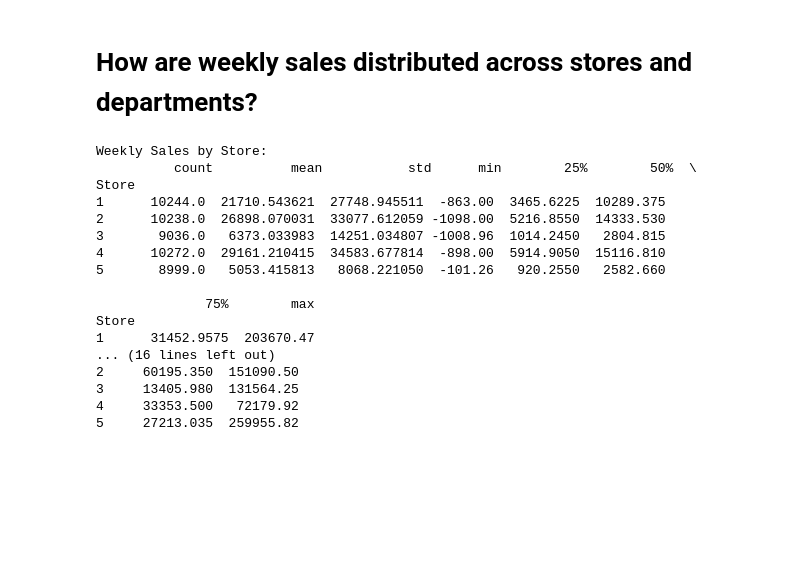
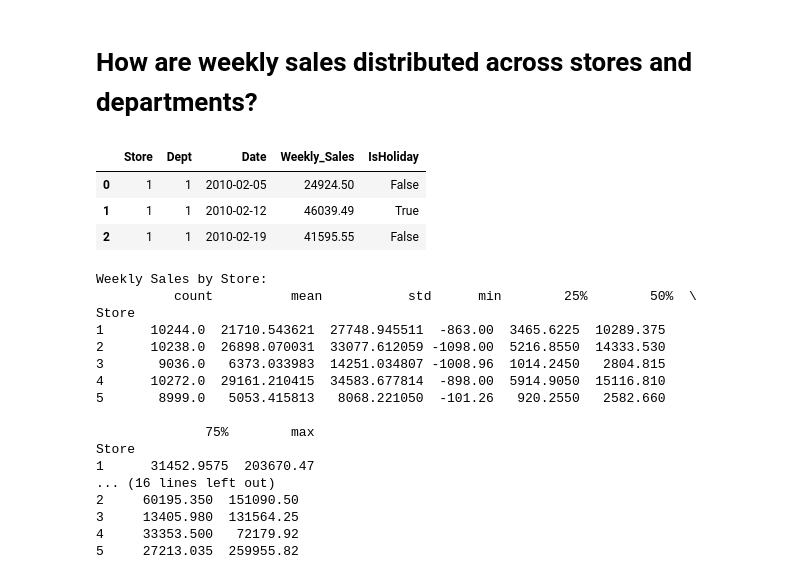
Before and after one commit to zephyrroche/Walmart-Data-Analysis, a Jupyter notebook: Walmart_Data_Analysis.ipynb, the cells around one changed output. Saved outputs shown, nothing was run; the diff lists cells and outputs as text; code cells hidden in the pictures; blank space fills up the shorter version.

```diff
--- a/Walmart_Data_Analysis.ipynb
+++ b/Walmart_Data_Analysis.ipynb
@@ -122,4 +79,11 @@ Stores Shape: (45, 3)
 - **Stores details store characteristics (45 rows, 3 columns: Store, Type, Size).**
 # %% [markdown]
 # How are weekly sales distributed across stores and departments?
+# %%
+train.head(3)
+# %% [output]
+|  | Store | Dept | Date | Weekly_Sales | IsHoliday |
+| 0 | 1 | 1 | 2010-02-05 | 24924.50 | False |
+| 1 | 1 | 1 | 2010-02-12 | 46039.49 | True |
+| 2 | 1 | 1 | 2010-02-19 | 41595.55 | False |
 # %%
```
Also changed, not shown: parts of 32 cells of this notebook.
